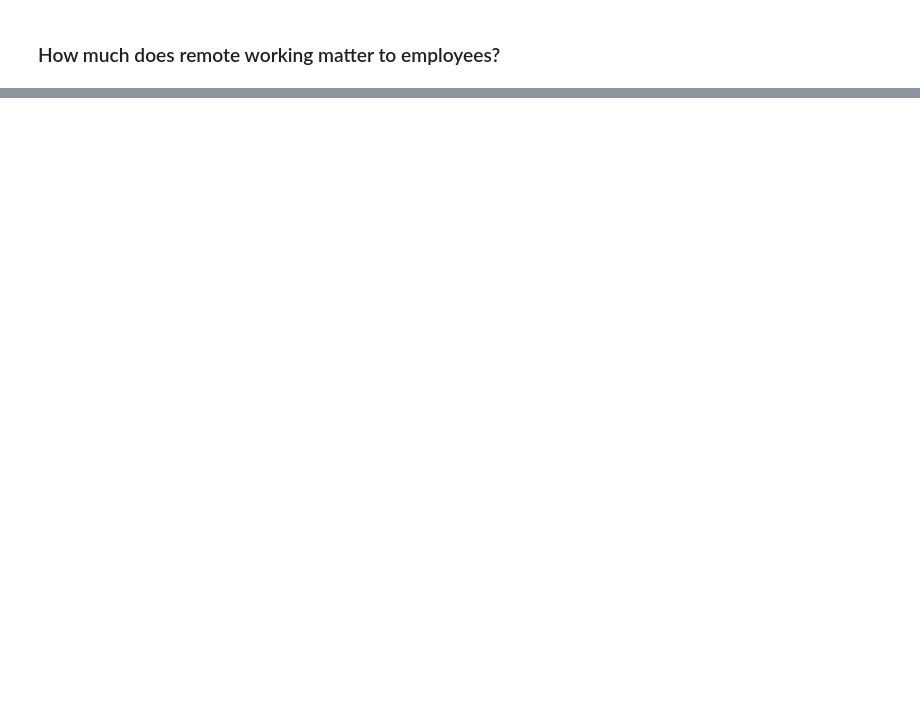
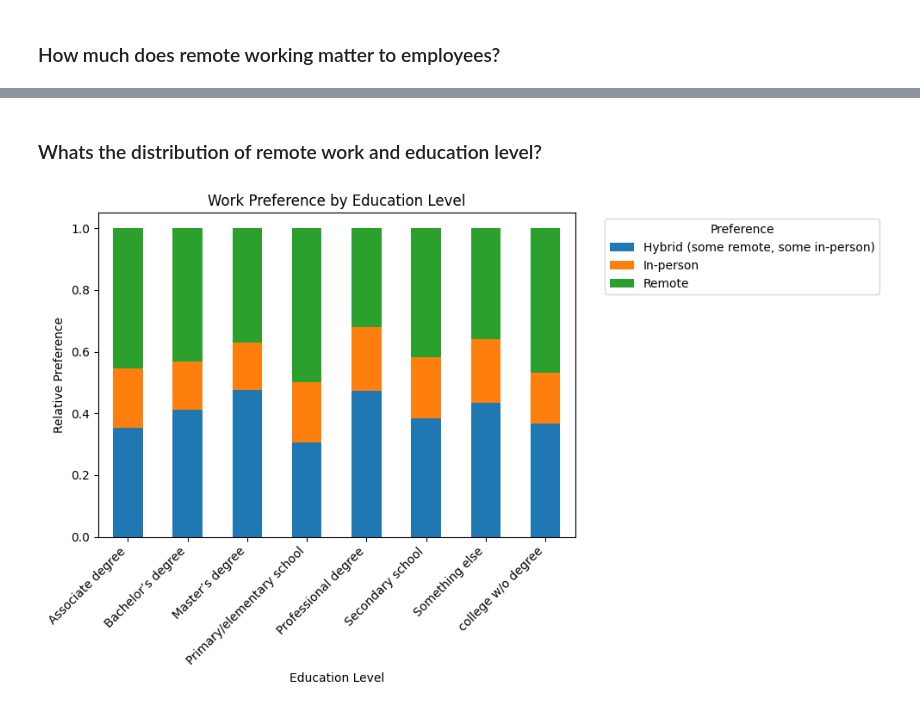
Before and after one commit to YKarsten/Annual-developer-survey-analysis, a Jupyter notebook: SO-2023-survey.ipynb, the cells around one changed output, grey strips where cells are left out. Drawn from its saved outputs; the diff is of its cells as text; code cells hidden in the pictures; blank space fills up the shorter version.

Commit message:
Add piechart and stacked barchart for RemoteWork

```diff
--- a/SO-2023-survey.ipynb
+++ b/SO-2023-survey.ipynb
@@ -343,0 +424,44 @@ devtype
+# %% [markdown]
+### Whats the distribution of remote work and education level?
+# %%
+# Define a custom function to calculate relative preferences within each group
+def calculate_relative_preferences(group):
+    total = group['EdLevel'].count()  # Total count of preferences in the group
+    relative_preferences = group['RemoteWork'].value_counts() / total  # Calculate relative preferences
+    return relative_preferences
+
+# Create a mapping of abbreviations for long EdLevel names
+abbreviations = {
+    'Associate degree (A.A., A.S., etc.)': 'Associate degree',
+    "Bachelor’s degree (B.A., B.S., B.Eng., etc.)": "Bachelor’s degree",
+    "Master’s degree (M.A., M.S., M.Eng., MBA, etc.)": "Master’s degree",
+    "Primary/elementary school": "Primary/elementary school",
+    "Professional degree (JD, MD, Ph.D, Ed.D, etc.)": "Professional degree",
+    "Secondary school (e.g. American high school, German Realschule or Gymnasium, etc.)": "Secondary school",
+    "Some college/university study without earning a degree": "college w/o degree",
+    "Something else": "Something else"
+}
+
+# Map the 'EdLevel' column to the abbreviated names
+df['Abbreviated_EdLevel'] = df['EdLevel'].map(abbreviations)
+
+# Group the data by 'EdLevel' and apply the custom function to calculate relative preferences
+grouped_data = df.groupby('Abbreviated_EdLevel').apply(calculate_relative_preferences).unstack(fill_value=0)
+
+# Normalize each row so that the total height is 1.0
+normalized_data = grouped_data.div(grouped_data.sum(axis=1), axis=0)
+
+# Create a stacked bar chart
+ax = normalized_data.plot(kind='bar', stacked=True, figsize=(10, 6))
+plt.xlabel('Education Level')
+plt.ylabel('Relative Preference')
+plt.title('Work Preference by Education Level')
+plt.xticks(rotation=45, ha='right')
+
+# Place the legend outside the bar area
+ax.legend(title='Preference', bbox_to_anchor=(1.05, 1), loc='upper left')
+
+plt.tight_layout()
+plt.show()
+# %% [output]
+[figure, added]
```
Also changed, not shown: parts of 8 cells of this notebook.
